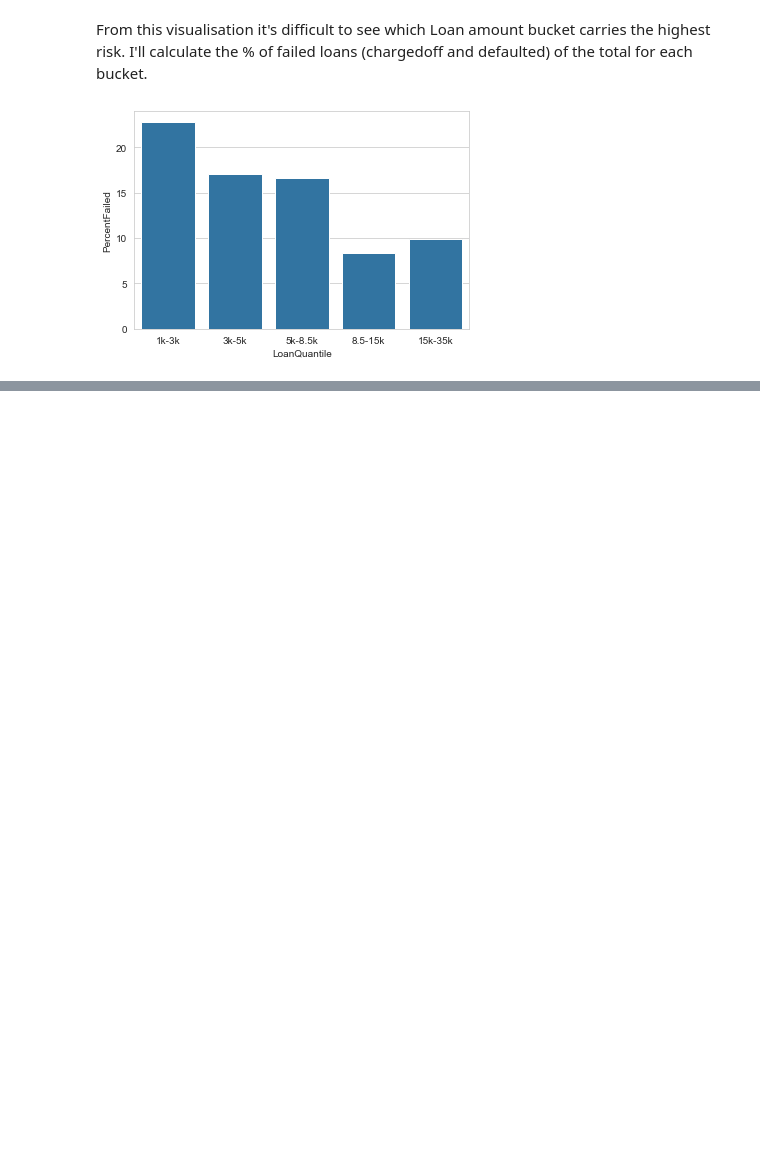
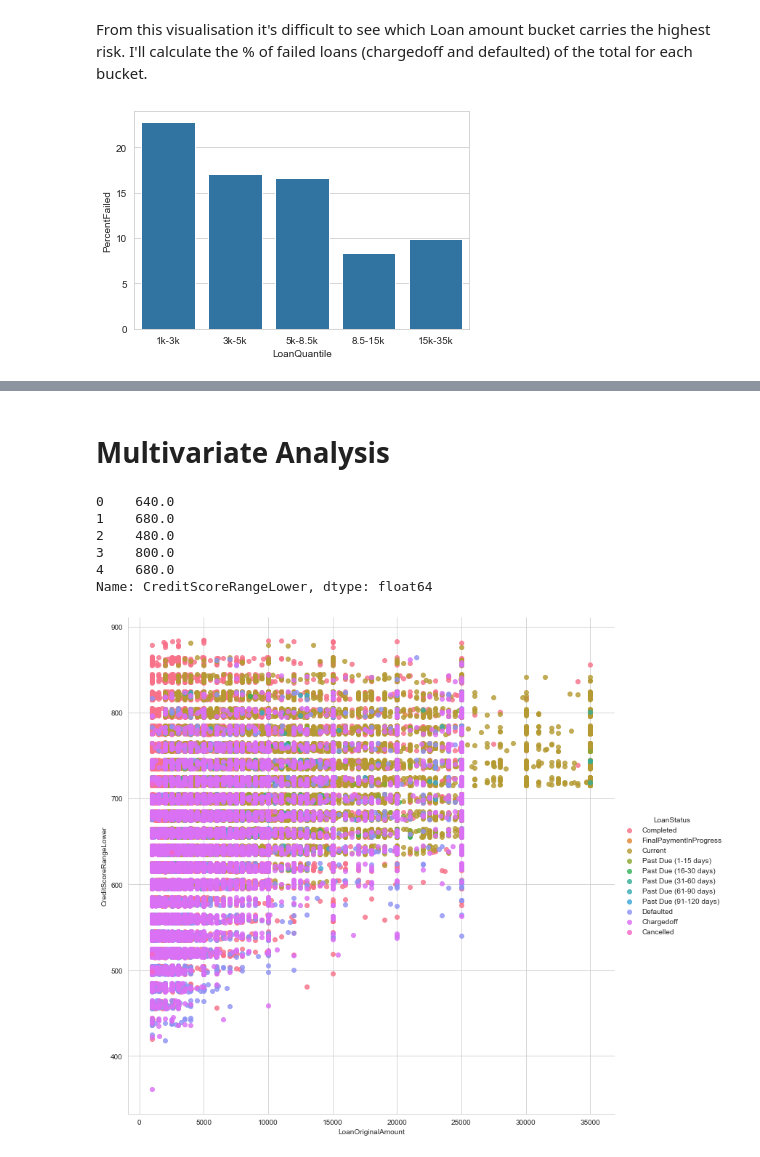
Before and after one commit to Tavnuh/Udacity-Communicate-Data-Findings, a Jupyter notebook: Communicate Data Findings - Prosper Loan Data.ipynb, the cells around one changed output, grey strips where cells are left out. Cells and saved outputs as stored; diff of their text form; code cells hidden in the pictures; blank space fills up the shorter version.

Commit message:
Exploratory analysis complete. Slides in progress

```diff
--- a/Communicate Data Findings - Prosper Loan Data.ipynb
+++ b/Communicate Data Findings - Prosper Loan Data.ipynb
@@ -418,0 +450,22 @@ Note: this plot is technically a univariate plot, however the variable analysed
+# %% [markdown]
+# Multivariate Analysis
+# %%
+df.CreditScoreRangeLower.head()
+# %% [output]
+0    640.0
+1    680.0
+2    480.0
+3    800.0
+4    680.0
+Name: CreditScoreRangeLower, dtype: float64
+# %%
+#scatter plot with records filtered out with credit lower score of 0 (only a handful of records and minimised the visual)
+#Colored by LoanStatus
+sns.lmplot(data=df.query('CreditScoreRangeLower > 0'),
+           x = 'LoanOriginalAmount',
+           y= 'CreditScoreRangeLower',
+           hue='LoanStatus',
+           height=10,fit_reg=False,
+          y_jitter=5);
+# %% [output]
+[figure, added]
```
Also changed, not shown: parts of 16 cells of this notebook, 1 other file.
